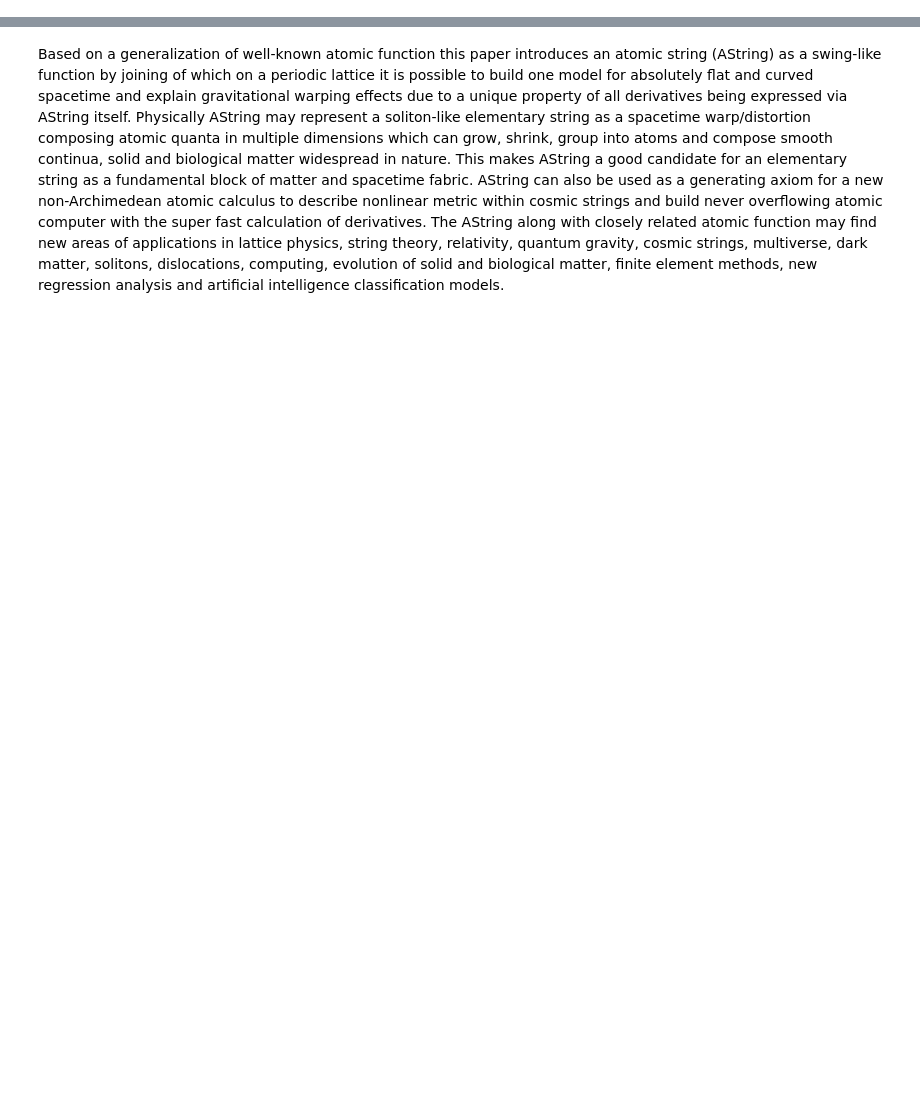
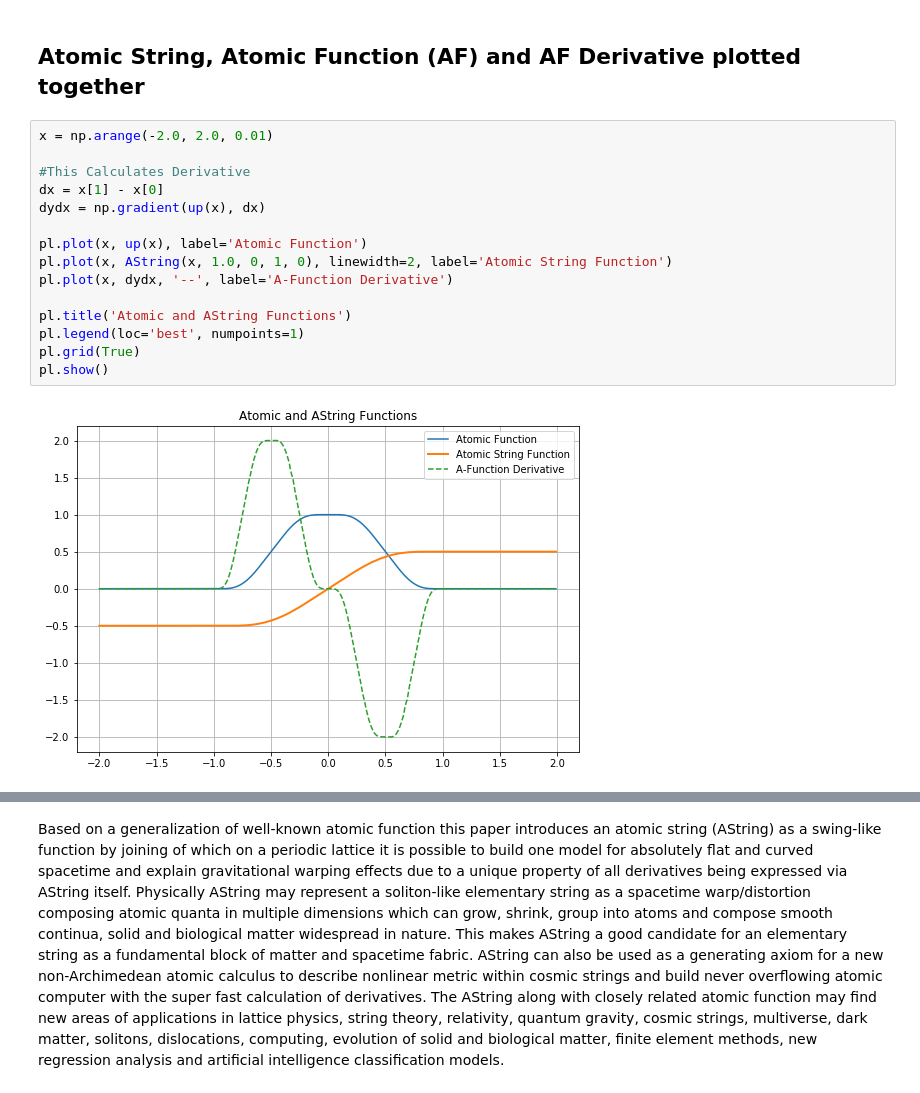
Before and after one commit to SolitonScientific/AtomicString, a Jupyter notebook: AtomicString1.ipynb, the cells around one changed output, grey strips where cells are left out. Drawn from its saved outputs; the diff is of its cells as text; blank space fills up the shorter version.

```diff
--- a/AtomicString1.ipynb
+++ b/AtomicString1.ipynb
@@ -8,0 +132,19 @@ Atomic String is introduced by the author, Professor Sergei Yu. Eremenko (https:
+# %% [markdown]
+## Atomic String, Atomic Function (AF) and AF Derivative plotted together
+# %%
+x = np.arange(-2.0, 2.0, 0.01)
+
+#This Calculates Derivative
+dx = x[1] - x[0]
+dydx = np.gradient(up(x), dx)
+
+pl.plot(x, up(x), label='Atomic Function')
+pl.plot(x, AString(x, 1.0, 0, 1, 0), linewidth=2, label='Atomic String Function')
+pl.plot(x, dydx, '--', label='A-Function Derivative')
+
+pl.title('Atomic and AString Functions')
+pl.legend(loc='best', numpoints=1)
+pl.grid(True)
+pl.show()
+# %% [output]
+[figure, added]
```
Also changed, not shown: parts of 108 cells of this notebook, 21 other files.
